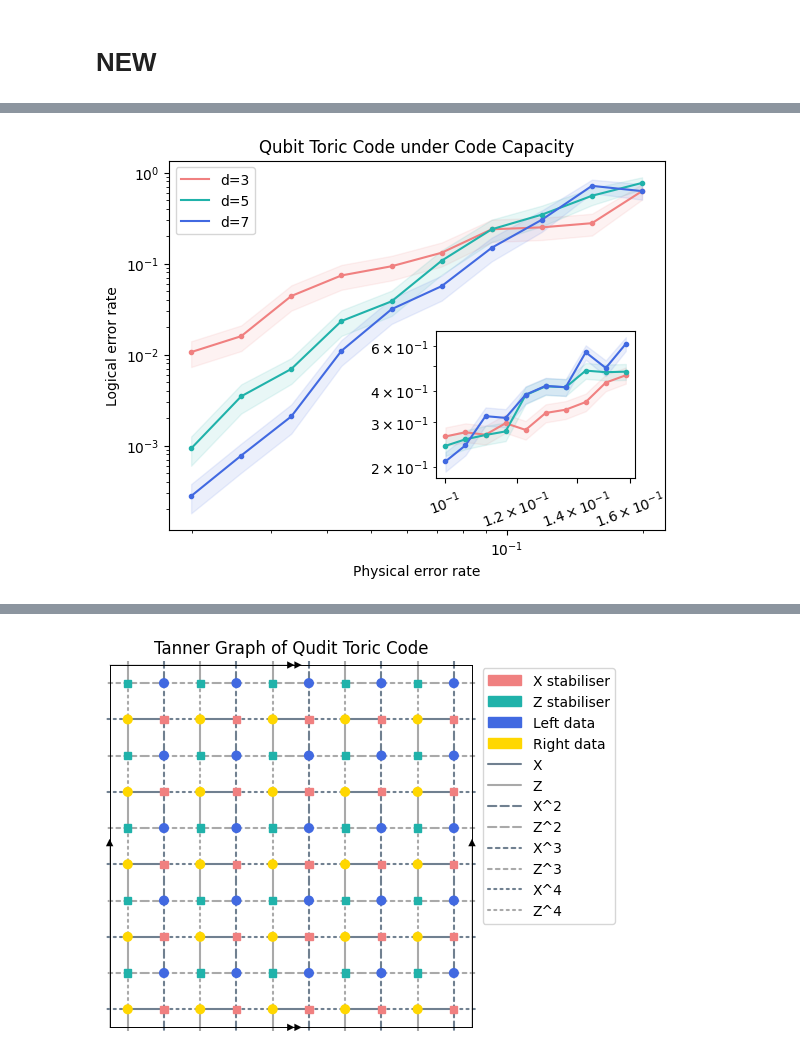
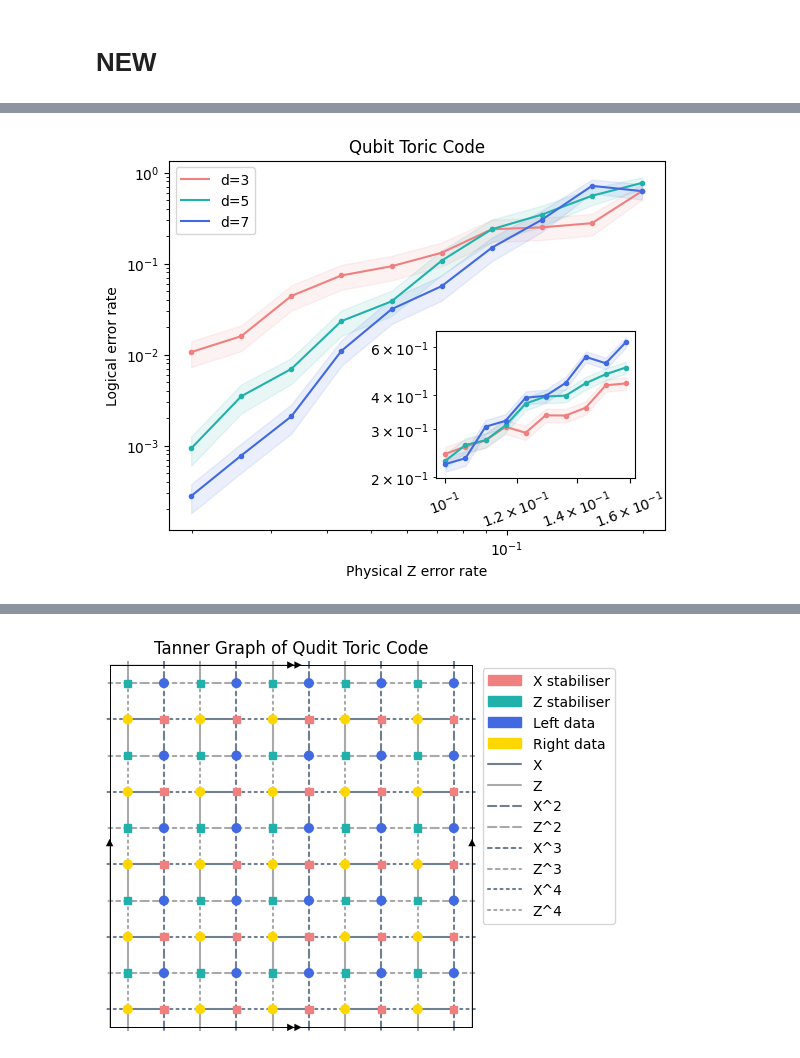
Before and after one commit to e-kneip/bbqudit, a Jupyter notebook: bbq/notebooks/last_chance.ipynb, the cells around one changed output, grey strips where cells are left out. Cells and saved outputs as stored; diff of their text form; code cells hidden in the pictures.

```diff
--- a/bbq/last_chance.ipynb
+++ b/bbq/notebooks/last_chance.ipynb
@@ -28,12 +63,12 @@ plot_num_failures = {3: 10,
                 5: [8, 8, 10, 10, 10, 10, 10, 10, 10, 10],
                 7: [8, 8, 8, 10, 10, 10, 10, 10, 10, 10]}
 
-ext_results = {3: [379, 365, 373, 336, 357, 306, 297, 277, 232, 217],
-           5: [413, 389, 374, 362, 260, 240, 242, 208, 211, 210],
-           7: [476, 411, 315, 320, 259, 239, 242, 176, 203, 163]}
-ext_plot_num_failures = {3: 100,
-                5: 100,
-                7: 100}
+ext_results = {3: [820, 771, 732, 652, 686, 592, 593, 555, 459, 452],
+           5: [870, 761, 731, 645, 536, 505, 501, 451, 418, 395],
+           7: [894, 851, 652, 620, 510, 502, 450, 361, 381, 319]}
+ext_plot_num_failures = {3: 200,
+                5: 200,
+                7: 200}
 
 physical_error = np.flip(np.logspace(-1.7, -0.7, 10))
 ext_physical_error = np.flip(np.logspace(-1, -0.8, 10))
@@ -55,36 +90,36 @@ ax.loglog(x, plot_results[5], '.', color='lightseagreen')
 ax.loglog(x, plot_results[7], '.', color='royalblue')
 
 ax.fill_between(x, plot_results[3] - plot_error_bars[3], plot_results[3] + plot_error_bars[3], color='lightcoral', alpha=0.1)
 ax.fill_between(x, plot_results[5] - plot_error_bars[5], plot_results[5] + plot_error_bars[5], color='lightseagreen', alpha=0.1)
 ax.fill_between(x, plot_results[7] - plot_error_bars[7], plot_results[7] + plot_error_bars[7], color='royalblue', alpha=0.1)
 
 axins = ax.inset_axes([0.54, 0.14, 0.4, 0.4])
 axins.set_xscale('log')
 
 axins.loglog(ext_x, ext_plot_results[3], color='lightcoral')
 axins.loglog(ext_x, ext_plot_results[5], color='lightseagreen')
 axins.loglog(ext_x, ext_plot_results[7], color='royalblue')
 
 axins.loglog(ext_x, ext_plot_results[3], '.', color='lightcoral')
 axins.loglog(ext_x, ext_plot_results[5], '.', color='lightseagreen')
 axins.loglog(ext_x, ext_plot_results[7], '.', color='royalblue')
 
 axins.fill_between(ext_x, ext_plot_results[3] - ext_plot_error_bars[3], ext_plot_results[3] + ext_plot_error_bars[3], color='lightcoral', alpha=0.1)
 axins.fill_between(ext_x, ext_plot_results[5] - ext_plot_error_bars[5], ext_plot_results[5] + ext_plot_error_bars[5], color='lightseagreen', alpha=0.1)
 axins.fill_between(ext_x, ext_plot_results[7] - ext_plot_error_bars[7], ext_plot_results[7] + ext_plot_error_bars[7], color='royalblue', alpha=0.1)
 
 axins.tick_params(axis='x', which='major', bottom=True, top=False, labelbottom=True, labelrotation=20)
 
 axins.tick_params(axis='x', which='minor', bottom=False, top=False, labelbottom=False)
 
 axins.set_xticks([0.1, 0.12, 0.14, 0.16])
 
 ax.legend(['d=3', 'd=5', 'd=7'])
-ax.set_xlabel('Physical error rate')
+ax.set_xlabel('Physical Z error rate')
 ax.set_ylabel('Logical error rate')
-ax.set_title('Qubit Toric Code under Code Capacity');
+ax.set_title('Qubit Toric Code');
 # %% [output]
-[figure, old version]
+[figure, new version]
 # %%
 results = {3: [1069, 995, 582, 497, 130, 77, 82, 50, 28, 17],
            5: [10343, 4288, 5109, 916, 522, 286, 151, 35, 22, 19],
```
Also changed, not shown: parts of 10 cells of this notebook, 6 other files.
